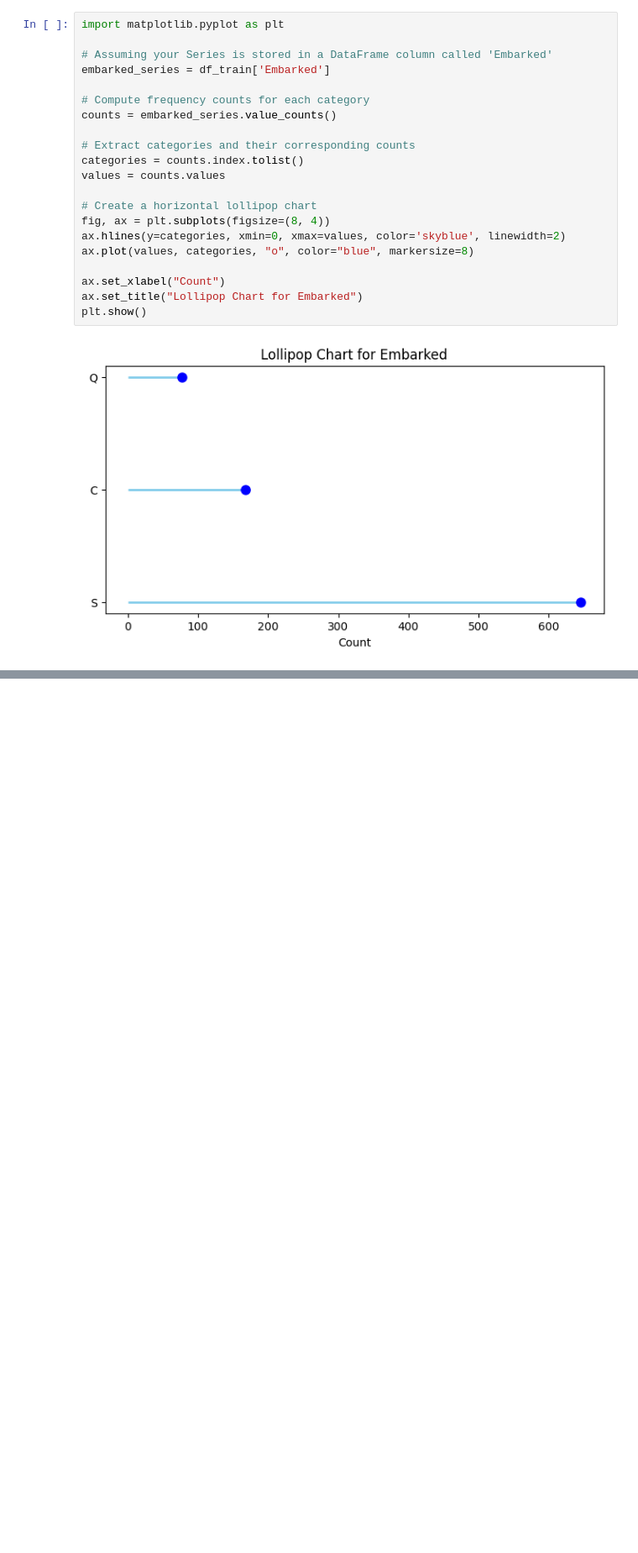
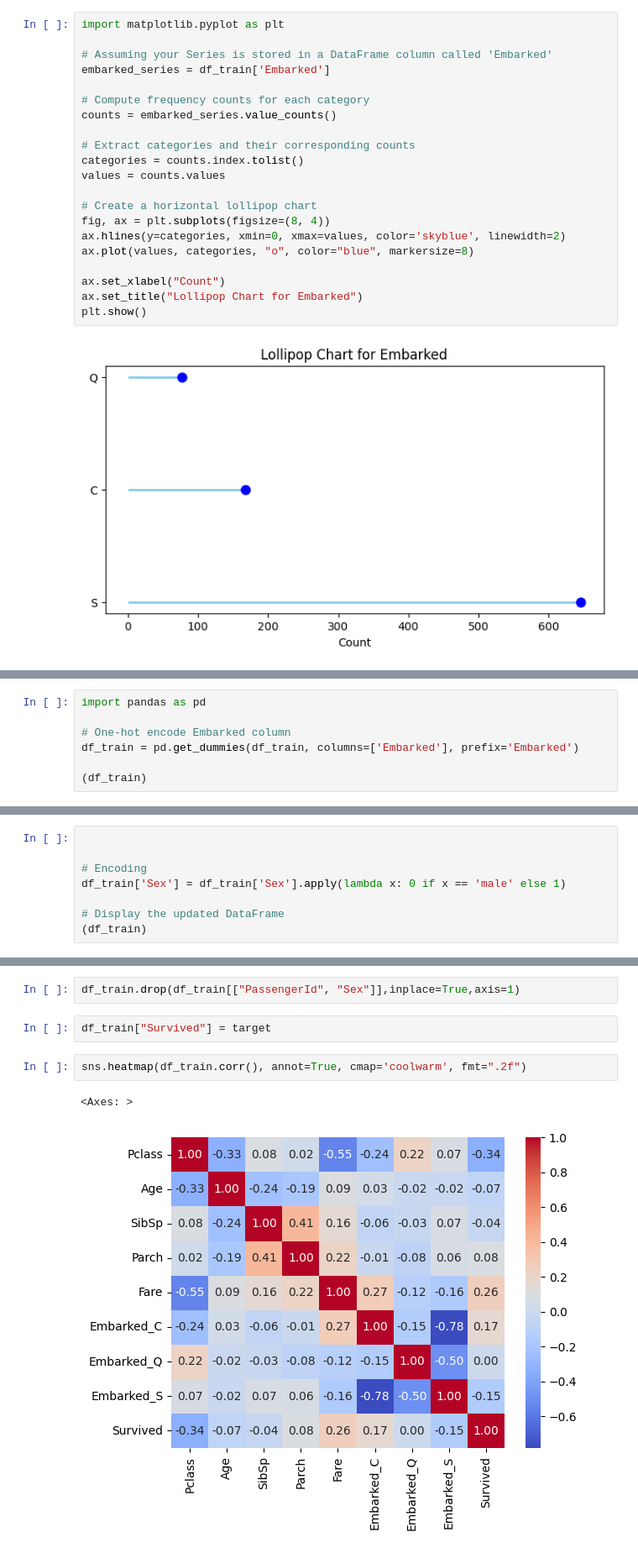
Before and after one commit to Losif01/Titanic-survival-prediction, a Jupyter notebook: titanic.ipynb, the cells around one changed output, grey strips where cells are left out. Shown at 84% size. Saved outputs shown, nothing was run; the diff lists cells and outputs as text; blank space fills up the shorter version.

```diff
--- a/titanic.ipynb
+++ b/titanic.ipynb
@@ -541,0 +571,7 @@ plt.show()
+# %%
+import pandas as pd
+
+# One-hot encode Embarked column
+df_train = pd.get_dummies(df_train, columns=['Embarked'], prefix='Embarked')
+
+(df_train)
@@ -541,0 +592,8 @@ plt.show()
+# %%
+
+
+# Encoding
+df_train['Sex'] = df_train['Sex'].apply(lambda x: 0 if x == 'male' else 1)
+
+# Display the updated DataFrame
+(df_train)
@@ -541,0 +614,9 @@ plt.show()
+# %%
+df_train.drop(df_train[["PassengerId", "Sex"]],inplace=True,axis=1)
+# %%
+df_train["Survived"] = target
+# %%
+sns.heatmap(df_train.corr(), annot=True, cmap='coolwarm', fmt=".2f")
+# %% [output]
+<Axes: >
+[figure, added]
```
Also changed, not shown: parts of 17 cells of this notebook.
